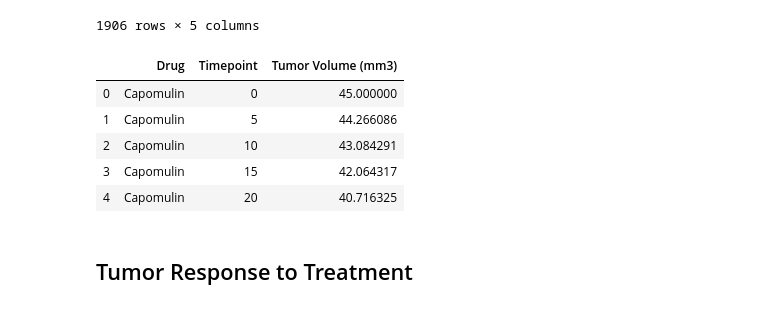
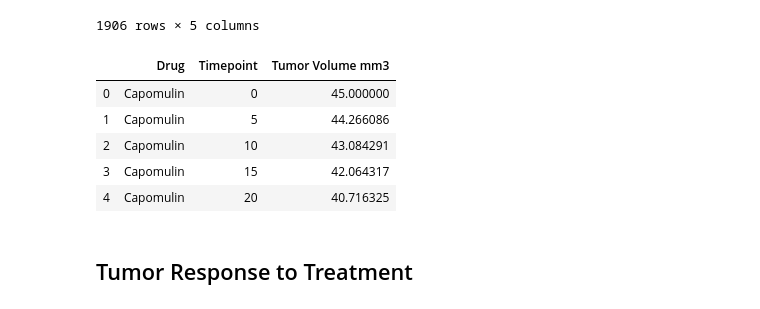
Before and after one commit to rockhound03/matplotlib-challenge, a Jupyter notebook: Pymaceuticals/pymaceuticals_starter.ipynb, the cells around one changed output. Drawn from its saved outputs; the diff is of its cells as text; code cells hidden in the pictures.

```diff
--- a/Pymaceuticals/pymaceuticals_starter.ipynb
+++ b/Pymaceuticals/pymaceuticals_starter.ipynb
@@ -42,34 +42,34 @@ all_df
 # %%
 w_df = all_df.copy()
 w_df.set_index('Drug')
 w_df=w_df.drop(['Mouse ID','Metastatic Sites'],axis=1)
 
 w_df_grp = w_df.groupby(['Drug','Timepoint'])
 
 
 # Store the Mean Tumor Volume Data Grouped by Drug and Timepoint
 vol_mean = w_df_grp['Tumor Volume (mm3)'].mean()
 
 
 # Convert to DataFrame
 time_list = []
 # use comprehension to create list.
 [time_list.append(drug) for drug in vol_mean]
 df = pd.DataFrame(vol_mean)
 
 drug_sort = []
 # use comprehension to create list.
 [drug_sort.append(drug) for drug in w_df_grp['Drug']]
 
-response_summary = pd.DataFrame({'Tumor Volume (mm3)' : w_df_grp['Tumor Volume (mm3)'].mean()})
+response_summary = pd.DataFrame({'Tumor Volume mm3' : w_df_grp['Tumor Volume (mm3)'].mean()})
 
 # remove the index setting so that it will display in desired framework.
 new_summary = response_summary.reset_index()
 new_summary.head(5)
 #w_df.head(20)
 #vol_sem
 # %% [output]
-|  | Drug | Timepoint | Tumor Volume (mm3) |
+|  | Drug | Timepoint | Tumor Volume mm3 |
 | 0 | Capomulin | 0 | 45.000000 |
 | 1 | Capomulin | 5 | 44.266086 |
 | 2 | Capomulin | 10 | 43.084291 |
```
Also changed, not shown: parts of 3 cells of this notebook.
